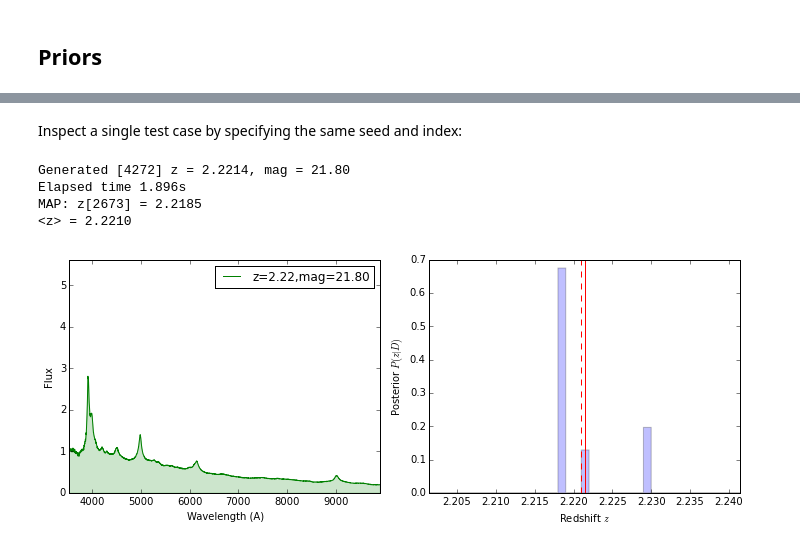
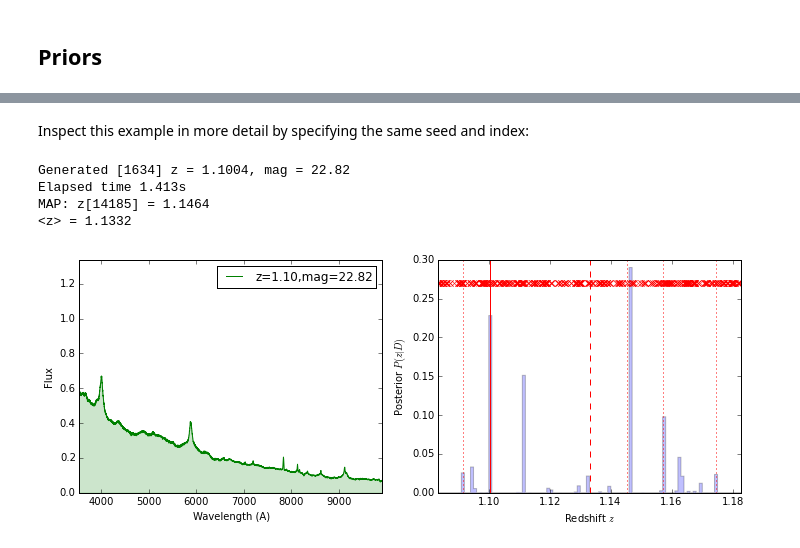
Before and after one commit to dkirkby/bayez, a Jupyter notebook: docs/nb/BayezExamples.ipynb, the cells around one changed output, grey strips where cells are left out. Drawn from its saved outputs; the diff is of its cells as text; code cells hidden in the pictures.

Commit message:
Update examples notebook

```diff
--- a/docs/nb/BayezExamples.ipynb
+++ b/docs/nb/BayezExamples.ipynb
@@ -91,4 +99,8 @@ Create a redshift estimator for the QSO spectroscopic class:
+# %%
+import os
+import os.path
+path = os.environ.get('BAYEZ_DATA', '.')
 # %%
-qso_prior = bayez.prior.load_prior('/Users/david/Cosmo/DESI/ZFit/qso_prior_4_10k.fits')
+qso_prior = bayez.prior.load_prior(os.path.join(path, 'qso_4_40k.fits'))
 qso_estimator = bayez.estimator.RedshiftEstimator(qso_prior)
 # %% [markdown]
@@ -107,10 +122,10 @@ bayez.estimator.estimate_batch(qso_estimator, 5, qso_sampler, simulator4, seed=1
 # %% [markdown]
-Inspect a single test case by specifying the same seed and index:
+Inspect this example in more detail by specifying the same seed and index:
 # %%
-bayez.estimator.estimate_one(qso_estimator, qso_sampler, simulator4, seed=1, i=2)
+bayez.analysis.estimate_one(qso_estimator, qso_sampler, simulator4, seed=11, i=91)
 # %% [output]
-Generated [4272] z = 2.2214, mag = 21.80
-Elapsed time 1.896s
-MAP: z[2673] = 2.2185
-<z> = 2.2210
+Generated [1634] z = 1.1004, mag = 22.82
+Elapsed time 1.413s
+MAP: z[14185] = 1.1464
+<z> = 1.1332
-[figure, old version]
+[figure, new version]
```
Also changed, not shown: parts of 26 cells of this notebook.
